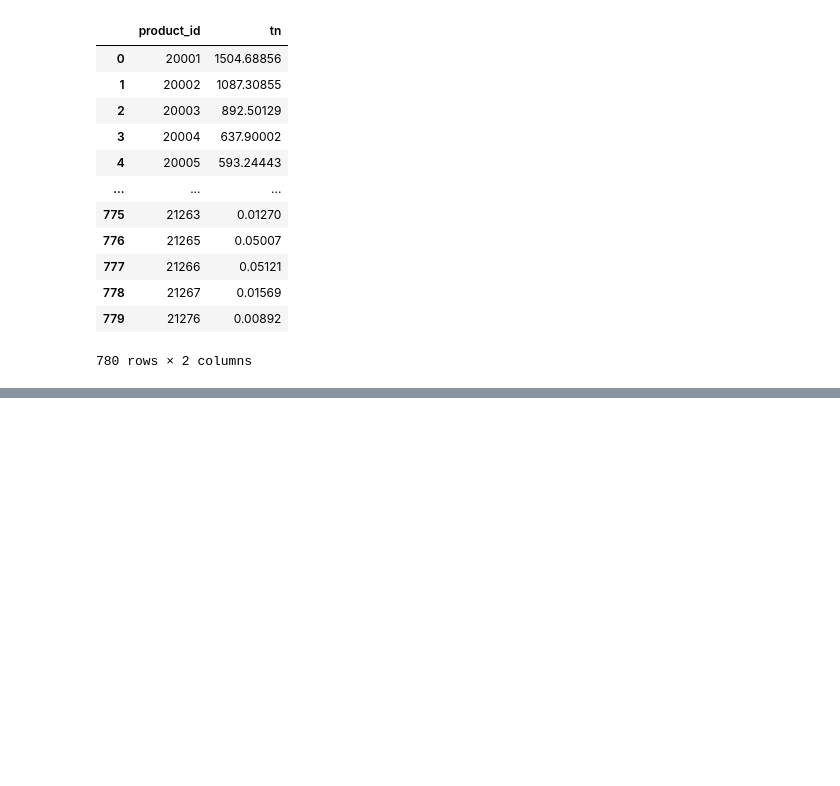
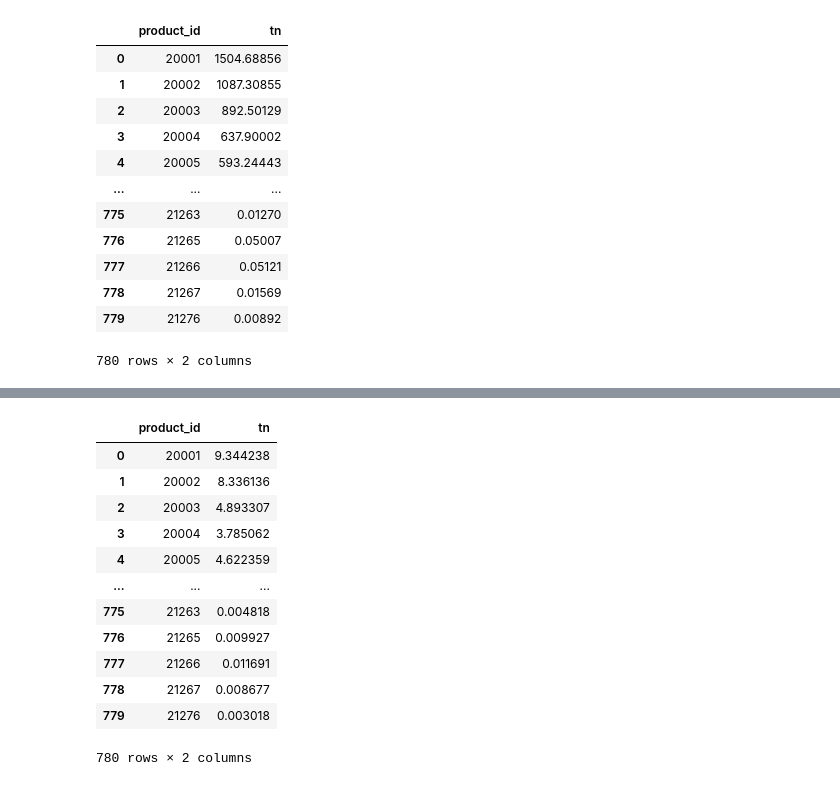
Before and after one commit to leonardoheis/lab3, a Jupyter notebook: notebooks/predicciones_triviales.ipynb, the cells around one changed output, grey strips where cells are left out. Saved outputs shown, nothing was run; the diff lists cells and outputs as text; code cells hidden in the pictures; blank space fills up the shorter version.

```diff
--- a/notebooks/predicciones_triviales.ipynb
+++ b/notebooks/predicciones_triviales.ipynb
@@ -70,0 +83,24 @@ productos_a_predecir_nuevo.to_csv('../data/productos_a_predecir_nuevo.csv', inde
+# %%
+# Filtrar sell_in por periodo 201912 o 201911 o 201910
+sell_in_201912_11_10_9_8_7_ = sell_in[sell_in['periodo'].isin([201912, 201911, 201910, 201909, 201908, 201907])]
+
+# Sumarizar tn por product_id utilizando el promedio de los periodos
+sell_in_201912_11_10_9_8_7_ = sell_in_201912_11_10_9_8_7_.groupby('product_id', as_index=False)['tn'].mean()
+
+productos_a_predecir_nuevov3 = productos_a_predecir.merge(sell_in_201912_11_10_9_8_7_, on='product_id', how='left')
+
+productos_a_predecir_nuevov3
+# %% [output]
+|  | product_id | tn |
+| 0 | 20001 | 9.344238 |
+| 1 | 20002 | 8.336136 |
+| 2 | 20003 | 4.893307 |
+| 3 | 20004 | 3.785062 |
+| 4 | 20005 | 4.622359 |
+| ... | ... | ... |
+| 775 | 21263 | 0.004818 |
+| 776 | 21265 | 0.009927 |
+| 777 | 21266 | 0.011691 |
+| 778 | 21267 | 0.008677 |
+| 779 | 21276 | 0.003018 |
+780 rows × 2 columns
```
Also changed, not shown: parts of 10 cells of this notebook.
